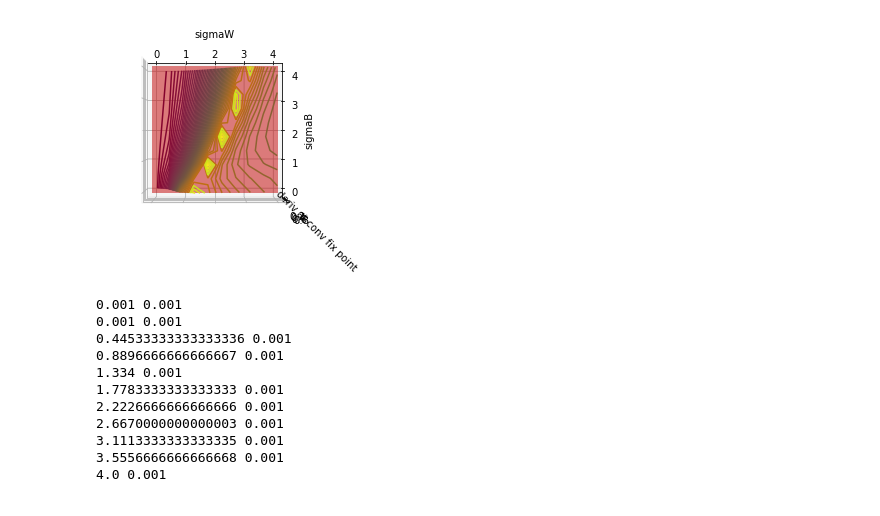
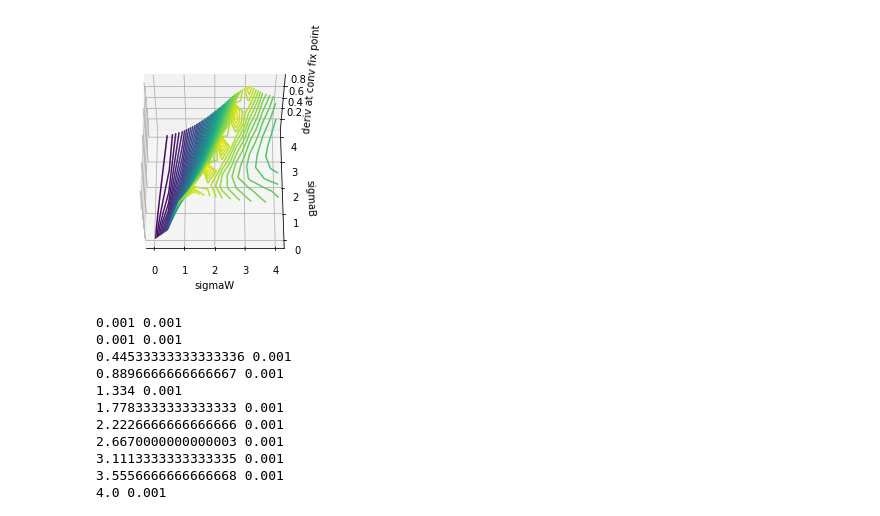
Before and after one commit to saroyas/deep_chaos, a Jupyter notebook: workbook5.ipynb, the cells around one changed output. Saved outputs shown, nothing was run; the diff lists cells and outputs as text; code cells hidden in the pictures.

```diff
--- a/workbook5.ipynb
+++ b/workbook5.ipynb
@@ -161,19 +161,20 @@ different converge fix points!
 # %%
 fig = plt.figure()
 ax = plt.axes(projection='3d')
 ax.contour3D(X, Y, Z, 50)
 ax.set_xlabel('sigmaW')
 ax.set_ylabel('sigmaB')
 ax.set_zlabel('deriv at conv fix point')
 
 xx, yy = np.meshgrid(range(0,5, 1), range(0,5,1))
 zz = xx*0 + yy*0 + 0.9
 
-ax.plot_surface(xx, yy, zz, alpha=0.5, color="red")
+#ax.plot_surface(xx, yy, zz, alpha=0.5, color="red")
 
-ax.view_init(90, -90)
+ax.view_init(60, -90)
+plt.savefig('conv_deriv_at_dropout_1.png')
 # %% [output]
-[figure, old version]
+[figure, new version]
 # %%
 sigmaW_range = np.linspace(0.001, 4, 10)
 sigmaB_range = np.linspace(0.001, 4, 10)
```
Also changed, not shown: parts of 4 cells of this notebook, 10 other files.
